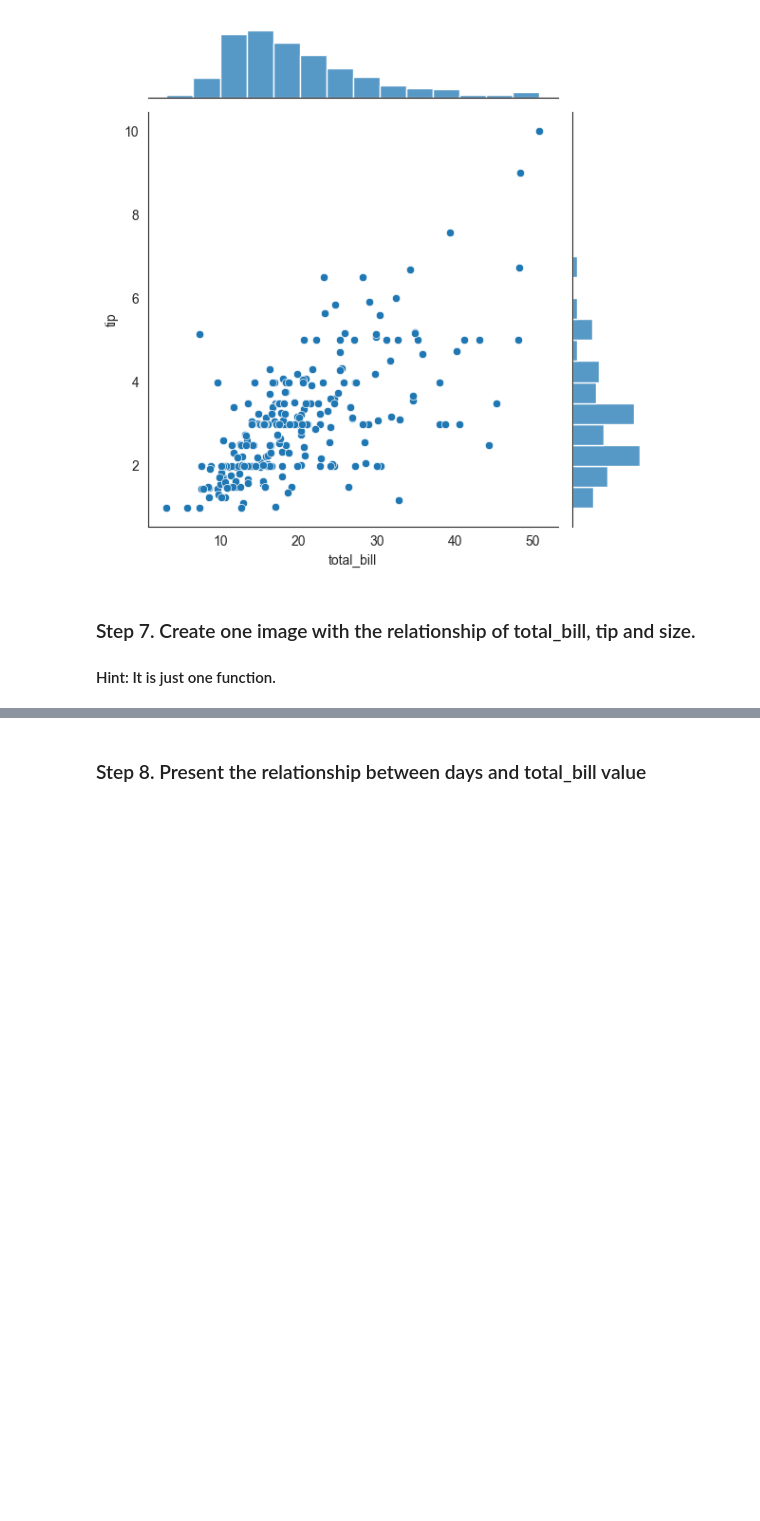
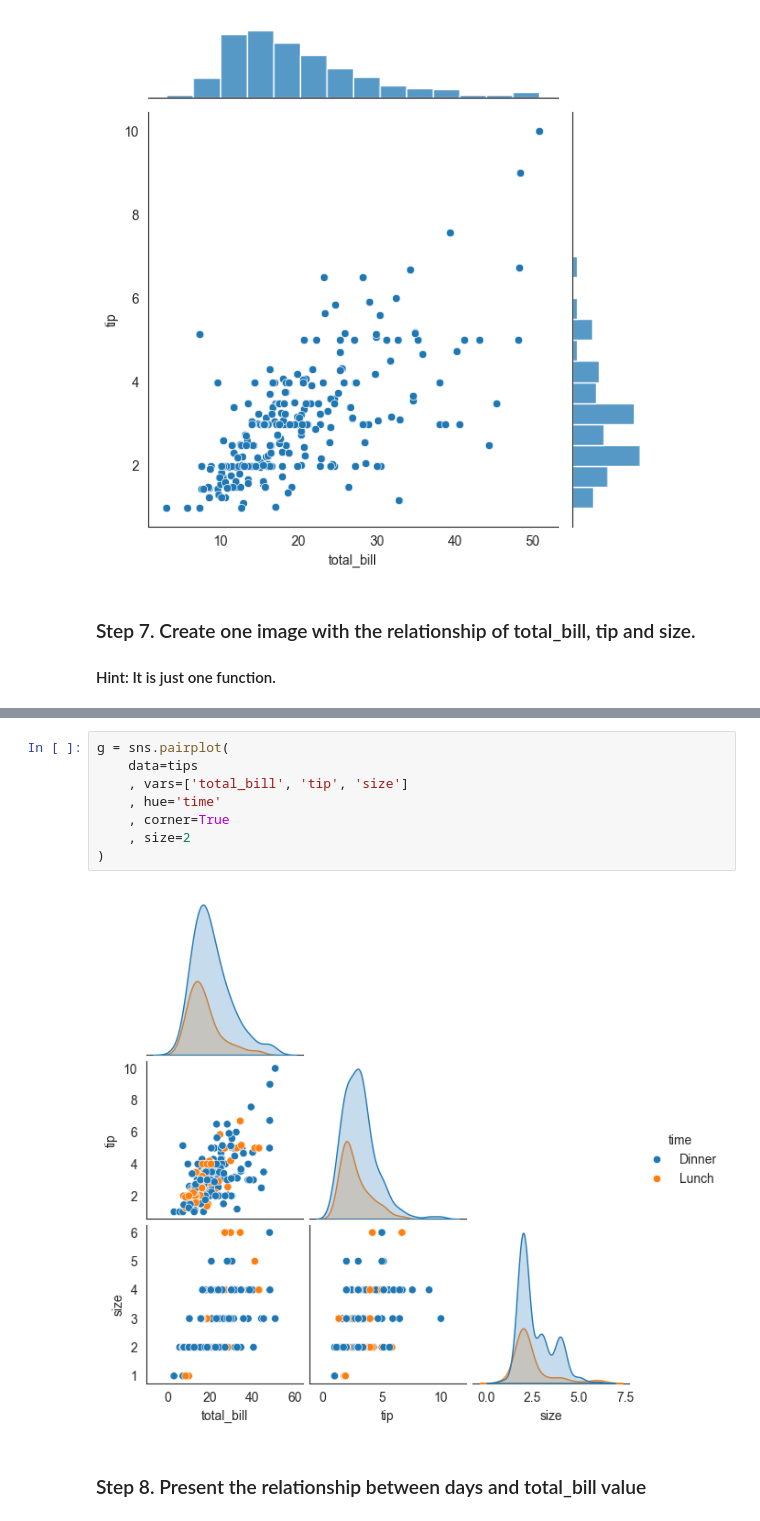
Before and after one commit to aziart/pandas-exercises, a Jupyter notebook: 07 - Visualization/Tips/Solutions.ipynb, the cells around one changed output, grey strips where cells are left out. Drawn from its saved outputs; the diff is of its cells as text; blank space fills up the shorter version.

```diff
--- a/07 - Visualization/Tips/Solutions.ipynb
+++ b/07 - Visualization/Tips/Solutions.ipynb
@@ -204,2 +233,12 @@ sns.jointplot(
+# %%
+g = sns.pairplot(
+    data=tips
+    , vars=['total_bill', 'tip', 'size']
+    , hue='time'
+    , corner=True
+    , size=2
+)
+# %% [output]
+[figure, added]
 # %% [markdown]
 ### Step 8. Present the relationship between days and total_bill value
```
Also changed, not shown: parts of 17 cells of this notebook.
